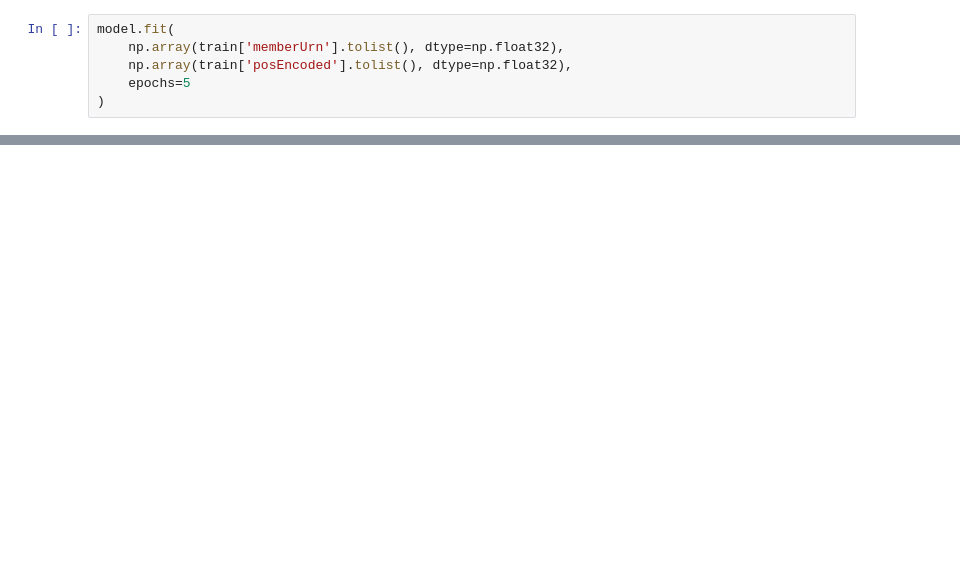
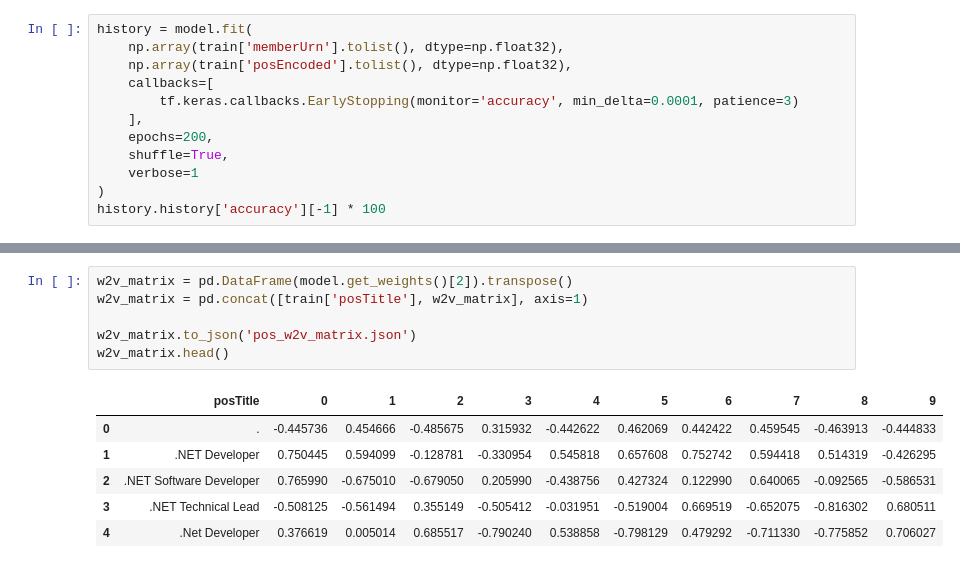
Before and after one commit to draymond63/passion, a Jupyter notebook: w2v_career_map.ipynb, the cells around one changed output, grey strips where cells are left out. Drawn from its saved outputs; the diff is of its cells as text; blank space fills up the shorter version.

```diff
--- a/w2v_career_map.ipynb
+++ b/w2v_career_map.ipynb
@@ -44,8 +46,14 @@ Trainable params: 6,176,107
 Non-trainable params: 0
 _________________________________________________________________
 # %%
-model.fit(
+history = model.fit(
     np.array(train['memberUrn'].tolist(), dtype=np.float32),
     np.array(train['posEncoded'].tolist(), dtype=np.float32),
-    epochs=5
+    callbacks=[
+        tf.keras.callbacks.EarlyStopping(monitor='accuracy', min_delta=0.0001, patience=3)
+    ],
+    epochs=200,
+    shuffle=True,
+    verbose=1
 )
+history.history['accuracy'][-1] * 100
@@ -52 +79,14 @@ model.fit(
+# %%
+w2v_matrix = pd.DataFrame(model.get_weights()[2]).transpose()
+w2v_matrix = pd.concat([train['posTitle'], w2v_matrix], axis=1)
+
+w2v_matrix.to_json('pos_w2v_matrix.json')
+w2v_matrix.head()
+# %% [output]
+|  | posTitle | 0 | 1 | 2 | 3 | 4 | 5 | 6 | 7 | 8 | 9 |
+| 0 | . | -0.445736 | 0.454666 | -0.485675 | 0.315932 | -0.442622 | 0.462069 | 0.442422 | 0.459545 | -0.463913 | -0.444833 |
+| 1 | .NET Developer | 0.750445 | 0.594099 | -0.128781 | -0.330954 | 0.545818 | 0.657608 | 0.752742 | 0.594418 | 0.514319 | -0.426295 |
+| 2 | .NET Software Developer | 0.765990 | -0.675010 | -0.679050 | 0.205990 | -0.438756 | 0.427324 | 0.122990 | 0.640065 | -0.092565 | -0.586531 |
+| 3 | .NET Technical Lead | -0.508125 | -0.561494 | 0.355149 | -0.505412 | -0.031951 | -0.519004 | 0.669519 | -0.652075 | -0.816302 | 0.680511 |
+| 4 | .Net Developer | 0.376619 | 0.005014 | 0.685517 | -0.790240 | 0.538858 | -0.798129 | 0.479292 | -0.711330 | -0.775852 | 0.706027 |
 # %%
```
Also changed, not shown: parts of 5 cells of this notebook, 3 other files.
